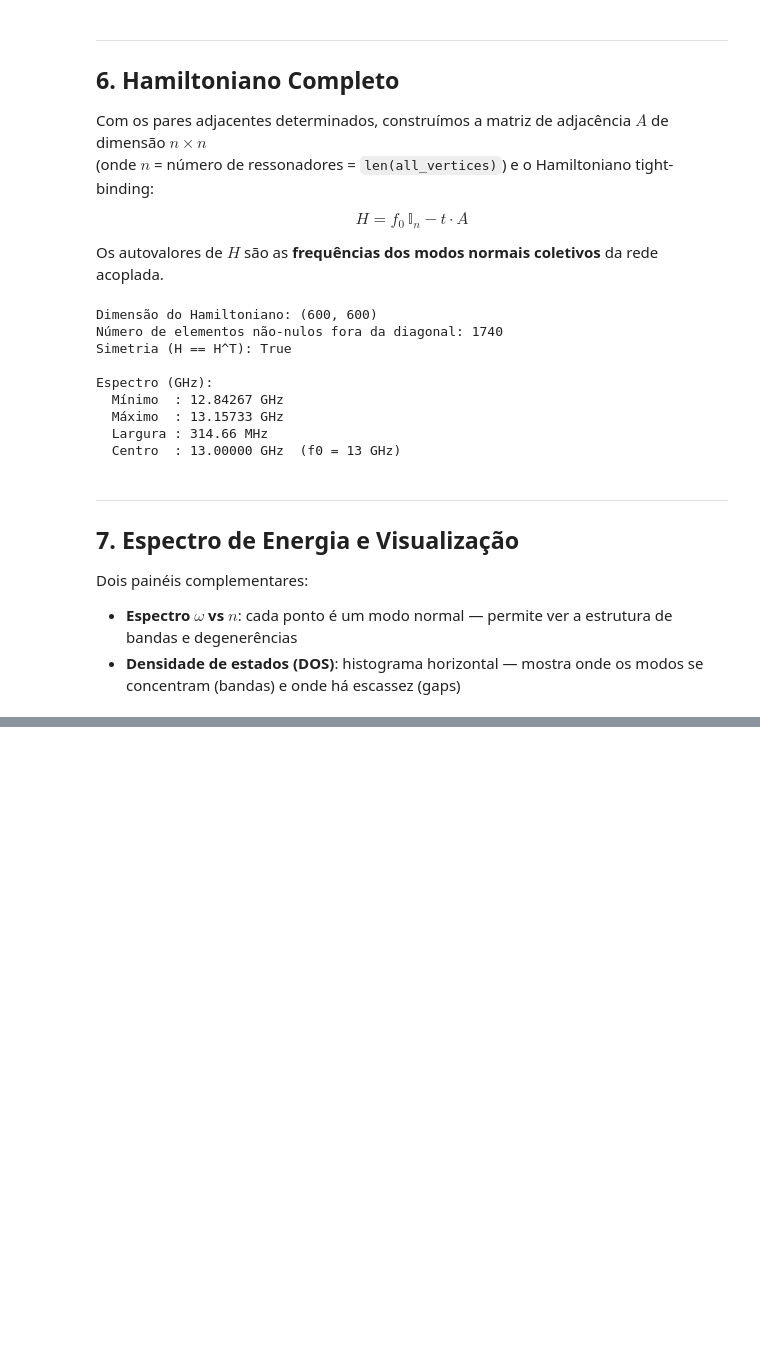
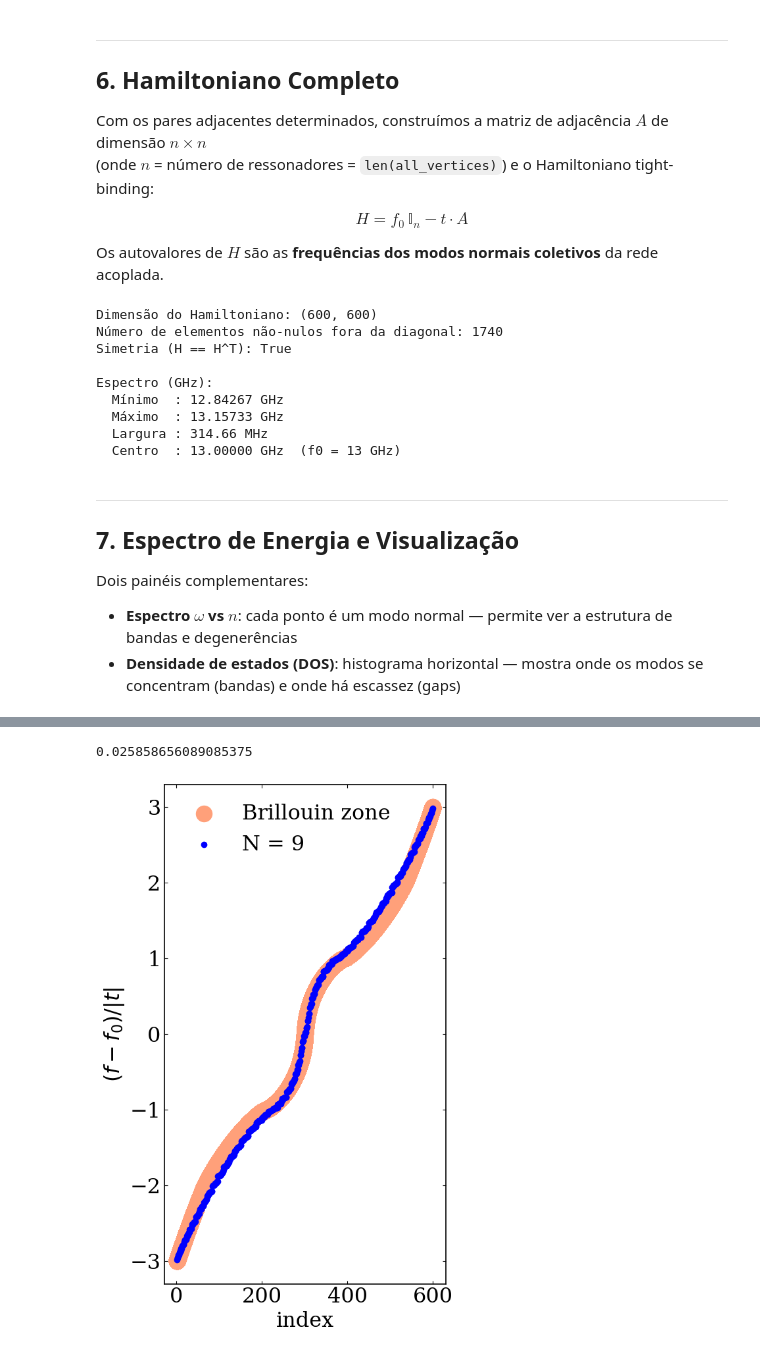
Before and after one commit to ScM-Edh/Projeto-Valentina, a Jupyter notebook: Rede grafeno/Calculo rede Grafeno.ipynb, the cells around one changed output, grey strips where cells are left out. Drawn from its saved outputs; the diff is of its cells as text; code cells hidden in the pictures; blank space fills up the shorter version.

```diff
--- a/Rede grafeno/Calculo rede Grafeno.ipynb
+++ b/Rede grafeno/Calculo rede Grafeno.ipynb
@@ -467,0 +514,58 @@ Diferença: 0.04202567671041102
+# %%
+# Rede calculada com grafico 3D
+from mpl_toolkits.mplot3d import Axes3D
+
+N = 1# numero de sítios
+e0 = 0 # energia do nivel
+delta_e = 0 # integral de transferencia do mesmo sítio
+t1 = 1 # taxa de salto para primeiro vizinho
+t2 = 0*t1 # taxa de salto para segundo vizinho
+kx = np.linspace(-np.pi+0.7,np.pi-0.7,300) # eixo kx ZB
+ky = np.linspace(-np.pi+1,np.pi-1,300) # eixo ky ZB
+#kx = np.linspace(-np.pi,np.pi,300) # eixo kx
+#ky = np.linspace(-np.pi,np.pi,300) # eixo ky
+#kx = np.pi-1.9
+#ky = 0 #2.1
+a = 1 # distancia interatomica
+delta = 0 # integral de overlap
+
+kx, ky = np.meshgrid(kx,ky)
+gamma_k = np.abs(np.sqrt(3 + 4*np.cos((np.sqrt(3)/2)*kx*a)*np.cos((3/2)*ky*a) + 2*np.cos(np.sqrt(3)*kx*a)))
+
+E_plus = N*((e0 + delta_e) + t2*(gamma_k**2 - 3)) + N*(e0*delta + t1)*gamma_k
+E_minus = N*((e0 + delta_e) + t2*(gamma_k**2 - 3)) - N*(e0*delta + t1)*gamma_k
+
+# Deferença de energia entre as bandas
+min = np.min(E_plus/t1)
+max = np.max(E_minus/t1)
+print(min-max)
+
+# Plot das energias
+ev_plus = np.sort(E_plus.flatten()/t1)
+ev_minus = np.sort(E_minus.flatten()/t1)
+n_minus = np.linspace(1,300,90000)
+n_plus = np.linspace(301,600,90000)
+
+plt.figure(figsize=(6,9))
+plt.scatter(n_plus, ev_plus, s=300, color='lightsalmon')
+plt.scatter(n_minus, ev_minus, s=300, color='lightsalmon', label='Brillouin zone')
+plt.scatter(n_modes, (eigenvalues - F_GHZ)/np.abs(t), color='blue', label=f"N = {N_LAYERS}")
+
+
+# ---------- Eixos ----------
+plt.xlabel("index")
+plt.ylabel("$(f-f_0)/|t|$")
+
+# ---------- Legenda ----------
+plt.legend()
+
+# ---------- Ajuste layout ----------
+plt.tight_layout()
+
+# ---------- Salvar figura ----------
+#plt.savefig("grafico_artigo_autovalores.png", dpi=600)
+
+plt.show()
+# %% [output]
+0.025858656089085375
+[figure, added]
```
Also changed, not shown: parts of 5 cells of this notebook, 6 other files.
